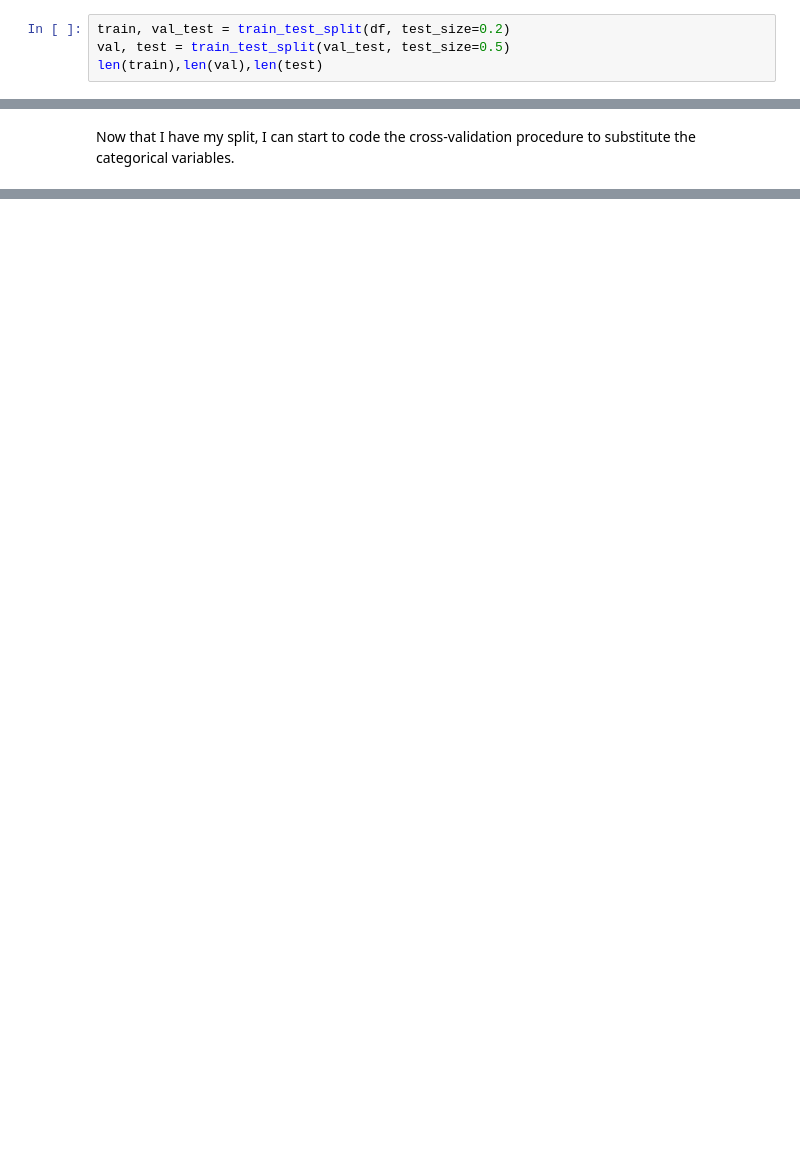
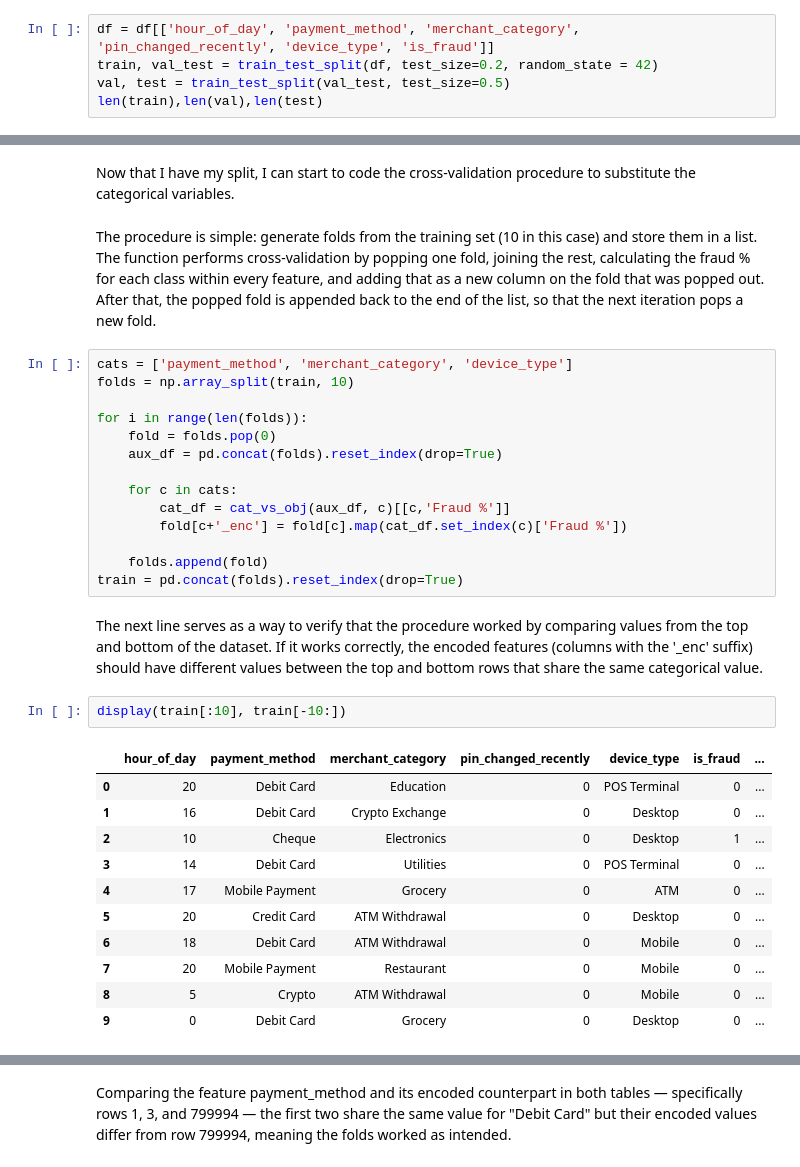
Before and after one commit to monci07/Bank_transaction_fraud_detection, a Jupyter notebook: Notebook.ipynb, the cells around one changed output, grey strips where cells are left out. Saved outputs shown, nothing was run; the diff lists cells and outputs as text; blank space fills up the shorter version.

Commit message:
Update Notebook.ipynb
Benchmark model complete, results displayed, need to write more info, ready to start testing the target models

```diff
--- a/Notebook.ipynb
+++ b/Notebook.ipynb
@@ -244,5 +247,6 @@ from sklearn.model_selection import train_test_split
 # %%
-train, val_test = train_test_split(df, test_size=0.2)
+df = df[['hour_of_day', 'payment_method', 'merchant_category', 'pin_changed_recently', 'device_type', 'is_fraud']]
+train, val_test = train_test_split(df, test_size=0.2, random_state = 42)
 val, test = train_test_split(val_test, test_size=0.5)
 len(train),len(val),len(test)
 # %% [output]
@@ -250,2 +263,34 @@ len(train),len(val),len(test)
 # %% [markdown]
 Now that I have my split, I can start to code the cross-validation procedure to substitute the categorical variables.
+# %% [markdown]
+The procedure is simple: generate folds from the training set (10 in this case) and store them in a list. The function performs cross-validation by popping one fold, joining the rest, calculating the fraud % for each class within every feature, and adding that as a new column on the fold that was popped out. After that, the popped fold is appended back to the end of the list, so that the next iteration pops a new fold.
+# %%
+cats = ['payment_method', 'merchant_category', 'device_type']
+folds = np.array_split(train, 10)
+
+for i in range(len(folds)):
+    fold = folds.pop(0)
+    aux_df = pd.concat(folds).reset_index(drop=True)
+
+    for c in cats:
+        cat_df = cat_vs_obj(aux_df, c)[[c,'Fraud %']]
+        fold[c+'_enc'] = fold[c].map(cat_df.set_index(c)['Fraud %'])
+
+    folds.append(fold)
+train = pd.concat(folds).reset_index(drop=True)
+# %% [markdown]
+The next line serves as a way to verify that the procedure worked by comparing values from the top and bottom of the dataset. If it works correctly, the encoded features (columns with the '_enc' suffix) should have different values between the top and bottom rows that share the same categorical value.
+# %%
+display(train[:10], train[-10:])
+# %% [output]
+|  | hour_of_day | payment_method | merchant_category | pin_changed_recently | device_type | is_fraud | ... |
+| 0 | 20 | Debit Card | Education | 0 | POS Terminal | 0 | ... |
+| 1 | 16 | Debit Card | Crypto Exchange | 0 | Desktop | 0 | ... |
+| 2 | 10 | Cheque | Electronics | 0 | Desktop | 1 | ... |
+| 3 | 14 | Debit Card | Utilities | 0 | POS Terminal | 0 | ... |
+| 4 | 17 | Mobile Payment | Grocery | 0 | ATM | 0 | ... |
+| 5 | 20 | Credit Card | ATM Withdrawal | 0 | Desktop | 0 | ... |
+| 6 | 18 | Debit Card | ATM Withdrawal | 0 | Mobile | 0 | ... |
+| 7 | 20 | Mobile Payment | Restaurant | 0 | Mobile | 0 | ... |
+| 8 | 5 | Crypto | ATM Withdrawal | 0 | Mobile | 0 | ... |
+| 9 | 0 | Debit Card | Grocery | 0 | Desktop | 0 | ... |
@@ -251,0 +308,2 @@ Now that I have my split, I can start to code the cross-validation procedure to
+# %% [markdown]
+Comparing the feature payment_method and its encoded counterpart in both tables — specifically rows 1, 3, and 799994 — the first two share the same value for "Debit Card" but their encoded values differ from row 799994, meaning the folds worked as intended.
```
Also changed, not shown: parts of 16 cells of this notebook.
